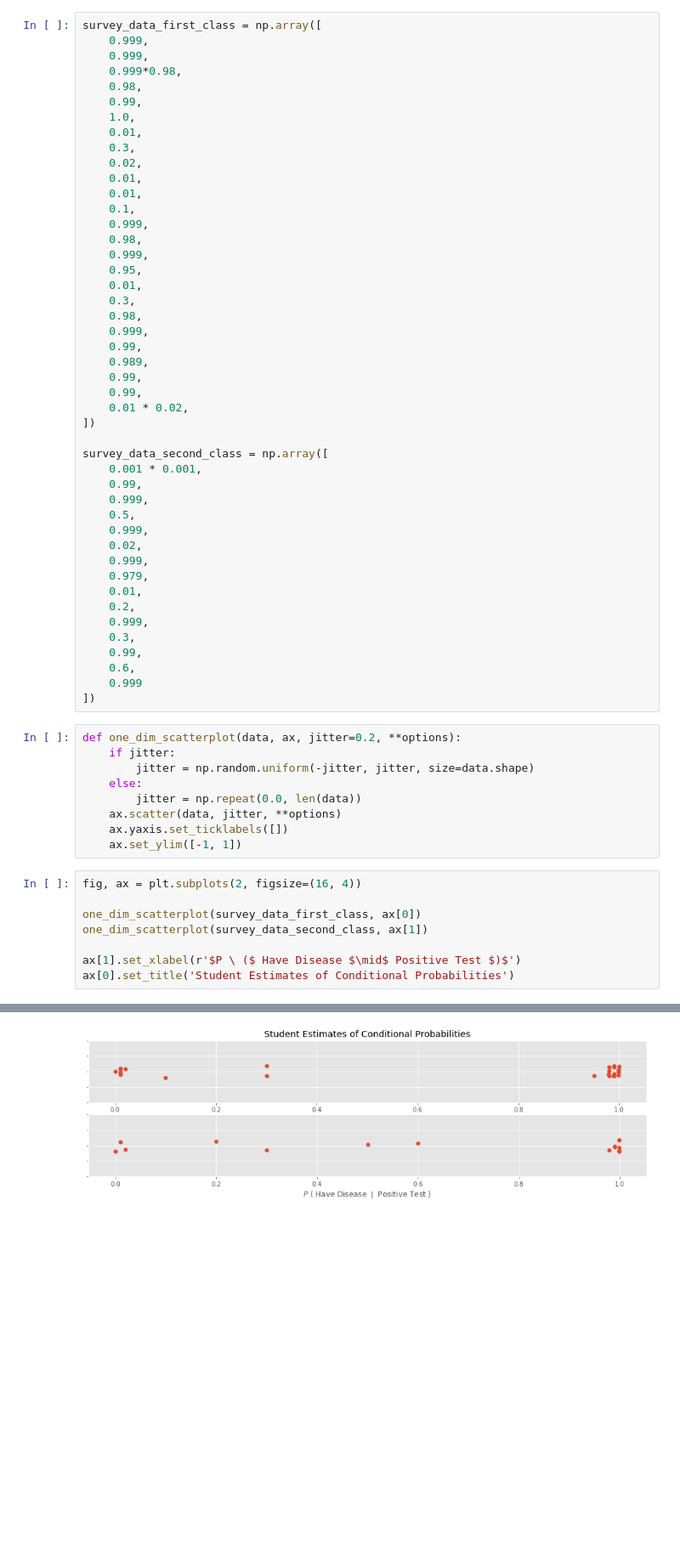
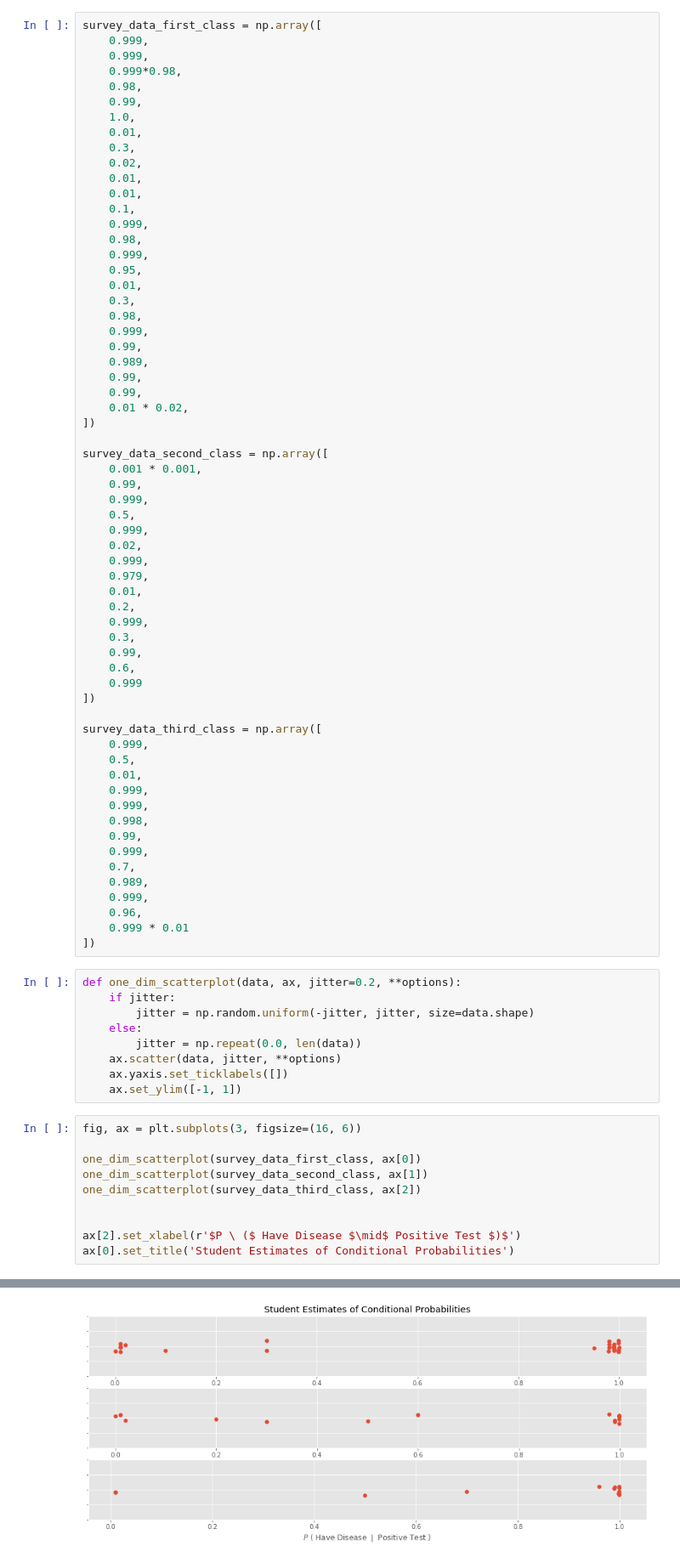
Before and after one commit to GalvanizeOpenSource/stats-course-slides, a Jupyter notebook: student-bayes-survey-results.ipynb, the cells around one changed output, grey strips where cells are left out. Shown: that part at 85% size. Saved outputs shown, nothing was run; the diff lists cells and outputs as text; blank space fills up the shorter version.

```diff
--- a/student-bayes-survey-results.ipynb
+++ b/student-bayes-survey-results.ipynb
@@ -51,6 +51,22 @@ survey_data_second_class = np.array([
     0.6,
     0.999
 ])
+
+survey_data_third_class = np.array([
+    0.999,
+    0.5,
+    0.01,
+    0.999,
+    0.999,
+    0.998,
+    0.99,
+    0.999,
+    0.7,
+    0.989,
+    0.999,
+    0.96,
+    0.999 * 0.01
+])
 # %%
 def one_dim_scatterplot(data, ax, jitter=0.2, **options):
     if jitter:
@@ -61,14 +77,16 @@ def one_dim_scatterplot(data, ax, jitter=0.2, **options):
     ax.yaxis.set_ticklabels([])
     ax.set_ylim([-1, 1])
 # %%
-fig, ax = plt.subplots(2, figsize=(16, 4))
+fig, ax = plt.subplots(3, figsize=(16, 6))
 
 one_dim_scatterplot(survey_data_first_class, ax[0])
 one_dim_scatterplot(survey_data_second_class, ax[1])
+one_dim_scatterplot(survey_data_third_class, ax[2])
 
-ax[1].set_xlabel(r'$P \ ($ Have Disease $\mid$ Positive Test $)$')
+
+ax[2].set_xlabel(r'$P \ ($ Have Disease $\mid$ Positive Test $)$')
 ax[0].set_title('Student Estimates of Conditional Probabilities')
 # %% [output]
 <matplotlib.text.Text at 0x...>
-[figure, old version]
+[figure, new version]
 # %%
```
Also changed, not shown: parts of 1 cell of this notebook, 1 other file.
